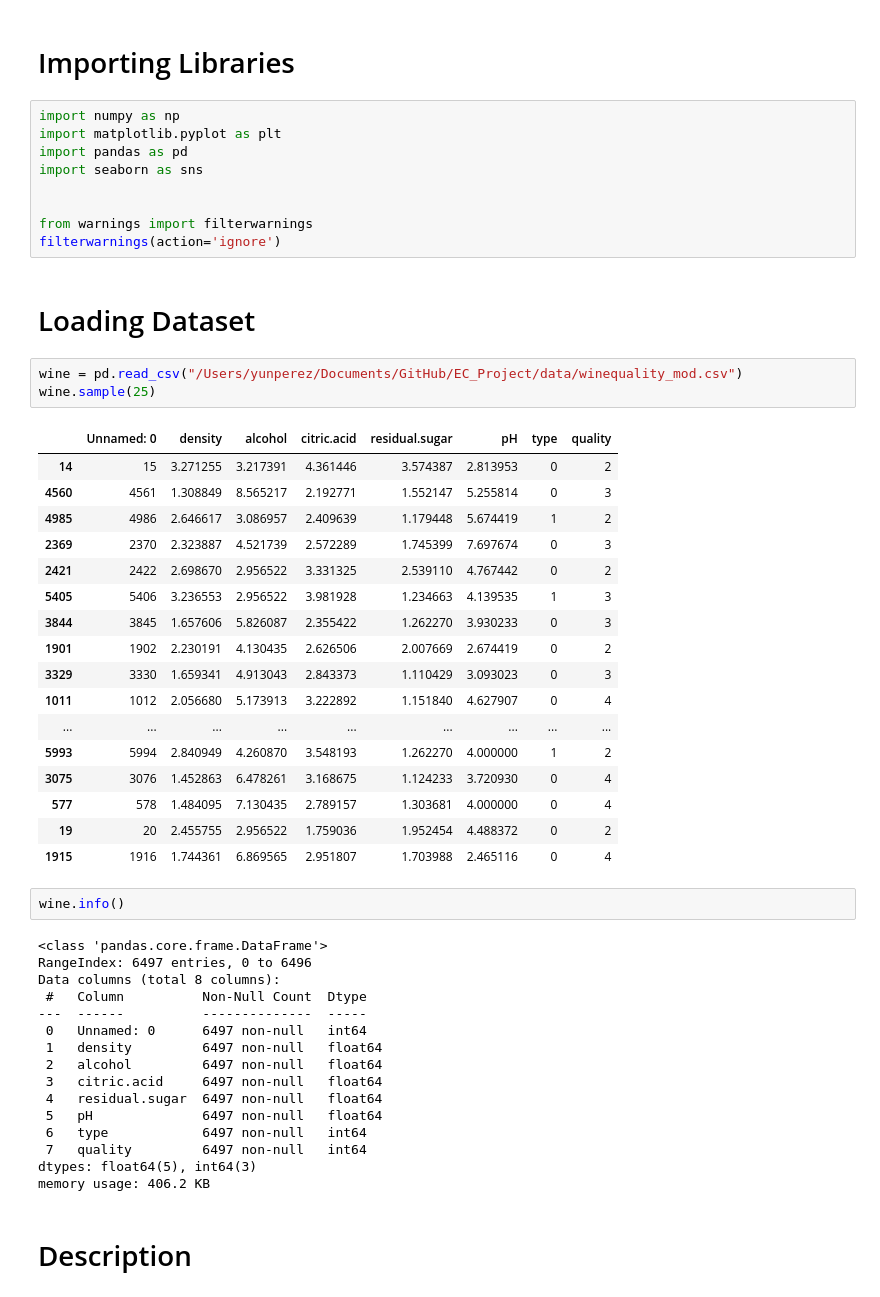
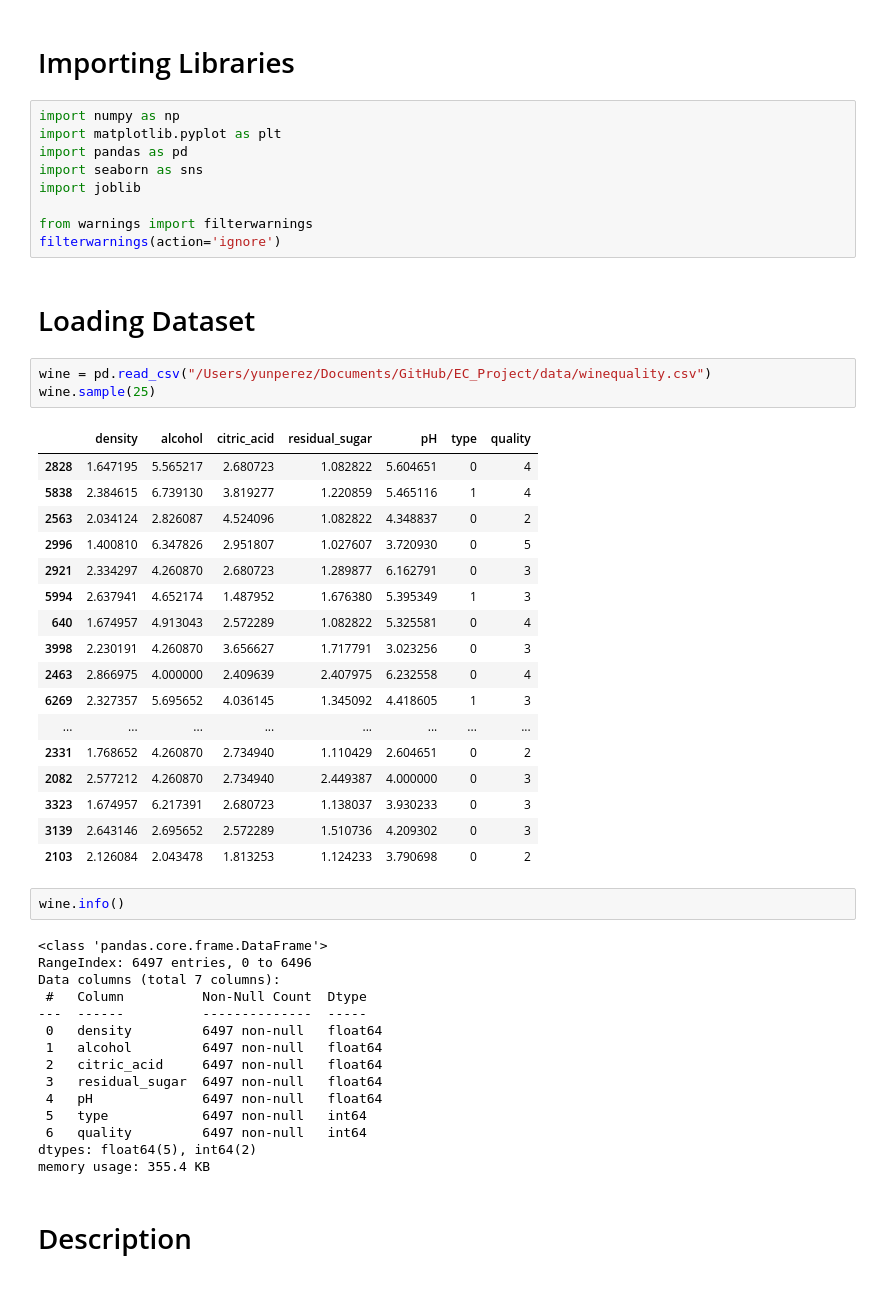
Before and after one commit to VillafuerteM/EC_Project, a Jupyter notebook: data/6.Red Wine Quality Prediction_ypa.ipynb, the cells around one changed output. Drawn from its saved outputs; the diff is of its cells as text.

```diff
--- a/data/6.Red Wine Quality Prediction_ypa.ipynb
+++ b/data/6.Red Wine Quality Prediction_ypa.ipynb
@@ -7,51 +7,50 @@ import numpy as np
 import matplotlib.pyplot as plt
 import pandas as pd
 import seaborn as sns
-
+import joblib
 
 from warnings import filterwarnings
 filterwarnings(action='ignore')
 # %% [markdown]
 # Loading Dataset
 # %%
-wine = pd.read_csv("/Users/yunperez/Documents/GitHub/EC_Project/data/winequality_mod.csv")
+wine = pd.read_csv("/Users/yunperez/Documents/GitHub/EC_Project/data/winequality.csv")
 wine.sample(25)
 # %% [output]
-|  | Unnamed: 0 | density | alcohol | citric.acid | residual.sugar | pH | type | quality |
-| 14 | 15 | 3.271255 | 3.217391 | 4.361446 | 3.574387 | 2.813953 | 0 | 2 |
-| 4560 | 4561 | 1.308849 | 8.565217 | 2.192771 | 1.552147 | 5.255814 | 0 | 3 |
-| 4985 | 4986 | 2.646617 | 3.086957 | 2.409639 | 1.179448 | 5.674419 | 1 | 2 |
-| 2369 | 2370 | 2.323887 | 4.521739 | 2.572289 | 1.745399 | 7.697674 | 0 | 3 |
-| 2421 | 2422 | 2.698670 | 2.956522 | 3.331325 | 2.539110 | 4.767442 | 0 | 2 |
-| 5405 | 5406 | 3.236553 | 2.956522 | 3.981928 | 1.234663 | 4.139535 | 1 | 3 |
-| 3844 | 3845 | 1.657606 | 5.826087 | 2.355422 | 1.262270 | 3.930233 | 0 | 3 |
-| 1901 | 1902 | 2.230191 | 4.130435 | 2.626506 | 2.007669 | 2.674419 | 0 | 2 |
-| 3329 | 3330 | 1.659341 | 4.913043 | 2.843373 | 1.110429 | 3.093023 | 0 | 3 |
-| 1011 | 1012 | 2.056680 | 5.173913 | 3.222892 | 1.151840 | 4.627907 | 0 | 4 |
-| ... | ... | ... | ... | ... | ... | ... | ... | ... |
-| 5993 | 5994 | 2.840949 | 4.260870 | 3.548193 | 1.262270 | 4.000000 | 1 | 2 |
-| 3075 | 3076 | 1.452863 | 6.478261 | 3.168675 | 1.124233 | 3.720930 | 0 | 4 |
-| 577 | 578 | 1.484095 | 7.130435 | 2.789157 | 1.303681 | 4.000000 | 0 | 4 |
-| 19 | 20 | 2.455755 | 2.956522 | 1.759036 | 1.952454 | 4.488372 | 0 | 2 |
-| 1915 | 1916 | 1.744361 | 6.869565 | 2.951807 | 1.703988 | 2.465116 | 0 | 4 |
+|  | density | alcohol | citric_acid | residual_sugar | pH | type | quality |
+| 2828 | 1.647195 | 5.565217 | 2.680723 | 1.082822 | 5.604651 | 0 | 4 |
+| 5838 | 2.384615 | 6.739130 | 3.819277 | 1.220859 | 5.465116 | 1 | 4 |
+| 2563 | 2.034124 | 2.826087 | 4.524096 | 1.082822 | 4.348837 | 0 | 2 |
+| 2996 | 1.400810 | 6.347826 | 2.951807 | 1.027607 | 3.720930 | 0 | 5 |
+| 2921 | 2.334297 | 4.260870 | 2.680723 | 1.289877 | 6.162791 | 0 | 3 |
+| 5994 | 2.637941 | 4.652174 | 1.487952 | 1.676380 | 5.395349 | 1 | 3 |
+| 640 | 1.674957 | 4.913043 | 2.572289 | 1.082822 | 5.325581 | 0 | 4 |
+| 3998 | 2.230191 | 4.260870 | 3.656627 | 1.717791 | 3.023256 | 0 | 3 |
+| 2463 | 2.866975 | 4.000000 | 2.409639 | 2.407975 | 6.232558 | 0 | 4 |
+| 6269 | 2.327357 | 5.695652 | 4.036145 | 1.345092 | 4.418605 | 1 | 3 |
+| ... | ... | ... | ... | ... | ... | ... | ... |
+| 2331 | 1.768652 | 4.260870 | 2.734940 | 1.110429 | 2.604651 | 0 | 2 |
+| 2082 | 2.577212 | 4.260870 | 2.734940 | 2.449387 | 4.000000 | 0 | 3 |
+| 3323 | 1.674957 | 6.217391 | 2.680723 | 1.138037 | 3.930233 | 0 | 3 |
+| 3139 | 2.643146 | 2.695652 | 2.572289 | 1.510736 | 4.209302 | 0 | 3 |
+| 2103 | 2.126084 | 2.043478 | 1.813253 | 1.124233 | 3.790698 | 0 | 2 |
 # %%
 wine.info()
 # %% [output]
 <class 'pandas.core.frame.DataFrame'>
 RangeIndex: 6497 entries, 0 to 6496
-Data columns (total 8 columns):
+Data columns (total 7 columns):
  #   Column          Non-Null Count  Dtype
 ---  ------          --------------  -----
- 0   Unnamed: 0      6497 non-null   int64
- 1   density         6497 non-null   float64
- 2   alcohol         6497 non-null   float64
- 3   citric.acid     6497 non-null   float64
- 4   residual.sugar  6497 non-null   float64
- 5   pH              6497 non-null   float64
- 6   type            6497 non-null   int64
- 7   quality         6497 non-null   int64
-dtypes: float64(5), int64(3)
-memory usage: 406.2 KB
+ 0   density         6497 non-null   float64
+ 1   alcohol         6497 non-null   float64
+ 2   citric_acid     6497 non-null   float64
+ 3   residual_sugar  6497 non-null   float64
+ 4   pH              6497 non-null   float64
+ 5   type            6497 non-null   int64
+ 6   quality         6497 non-null   int64
+dtypes: float64(5), int64(2)
+memory usage: 355.4 KB
 # %% [markdown]
 # Description
 # %%
```
Also changed, not shown: parts of 29 cells of this notebook, 17 other files.
